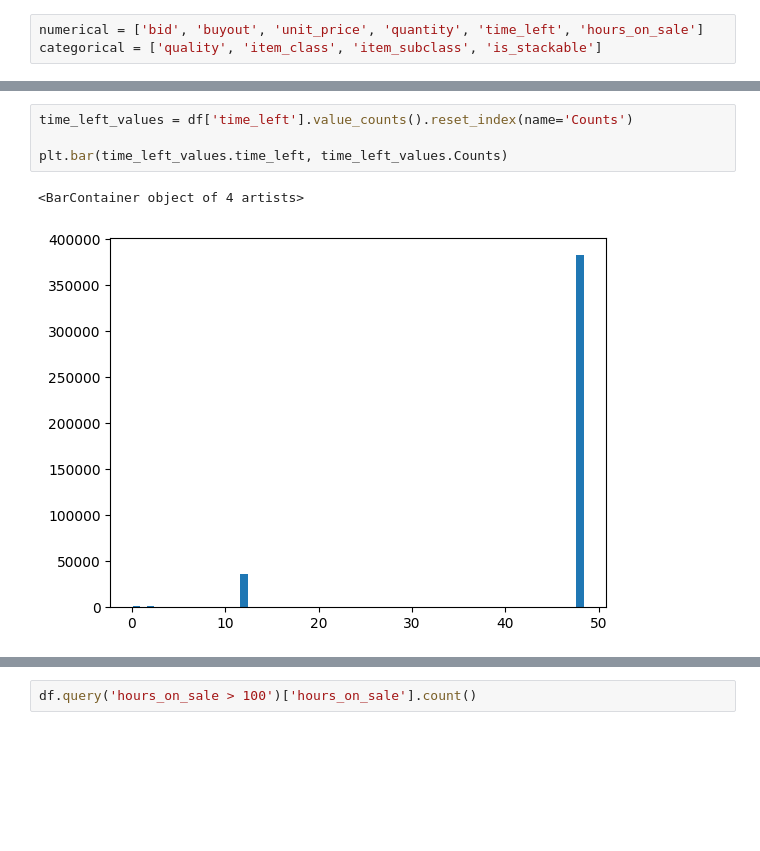
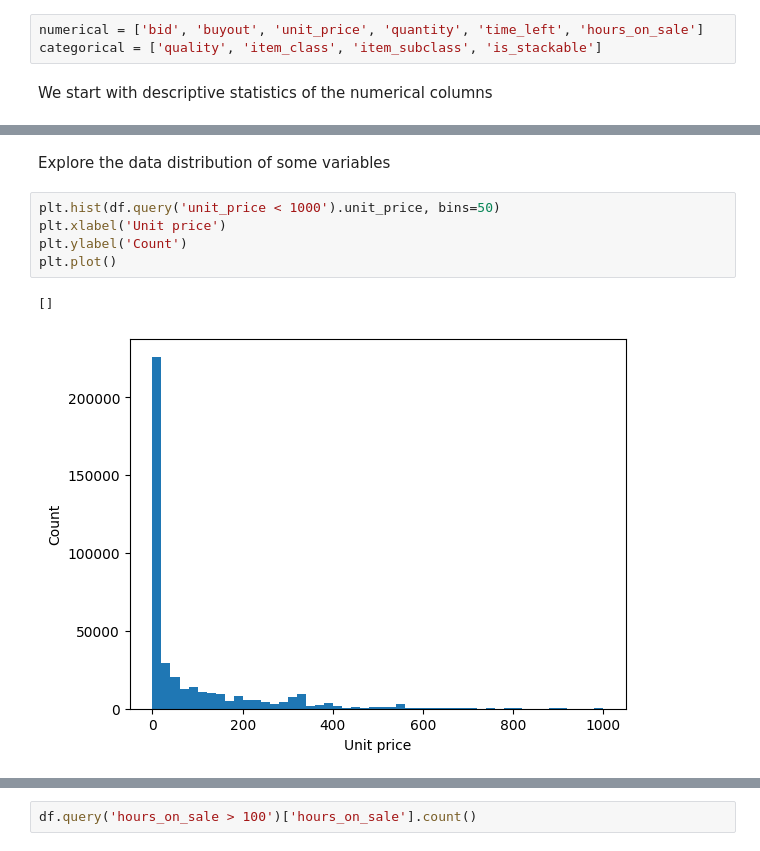
Before and after one commit to AngelUrq/auction_classic, a Jupyter notebook: notebooks/eda.ipynb, the cells around one changed output, grey strips where cells are left out. Saved outputs shown, nothing was run; the diff lists cells and outputs as text; blank space fills up the shorter version.

```diff
--- a/notebooks/eda.ipynb
+++ b/notebooks/eda.ipynb
@@ -17,6 +17,8 @@ df.head()
 # %%
 numerical = ['bid', 'buyout', 'unit_price', 'quantity', 'time_left', 'hours_on_sale']
 categorical = ['quality', 'item_class', 'item_subclass', 'is_stackable']
+# %% [markdown]
+We start with descriptive statistics of the numerical columns
 # %%
 df[numerical].describe()
 # %% [output]
@@ -29,10 +31,13 @@ df[numerical].describe()
 | 50% | 37.673200 | 40.999000 | 14.999900 | 1.000000 | 48.000000 | 26.000000 |
 | 75% | 133.000000 | 150.729000 | 126.703598 | 7.000000 | 48.000000 | 49.000000 |
 | max | 307150.000000 | 307150.000000 | 200000.000000 | 250.000000 | 48.000000 | 165.000000 |
-# %%
-time_left_values = df['time_left'].value_counts().reset_index(name='Counts')
-
-plt.bar(time_left_values.time_left, time_left_values.Counts)
-# %% [output]
-<BarContainer object of 4 artists>
-[figure, removed]
+# %% [markdown]
+Explore the data distribution of some variables
+# %%
+plt.hist(df.query('unit_price < 1000').unit_price, bins=50)
+plt.xlabel('Unit price')
+plt.ylabel('Count')
+plt.plot()
+# %% [output]
+[]
+[figure, added]
```
Also changed, not shown: parts of 22 cells of this notebook, 3 other files.
